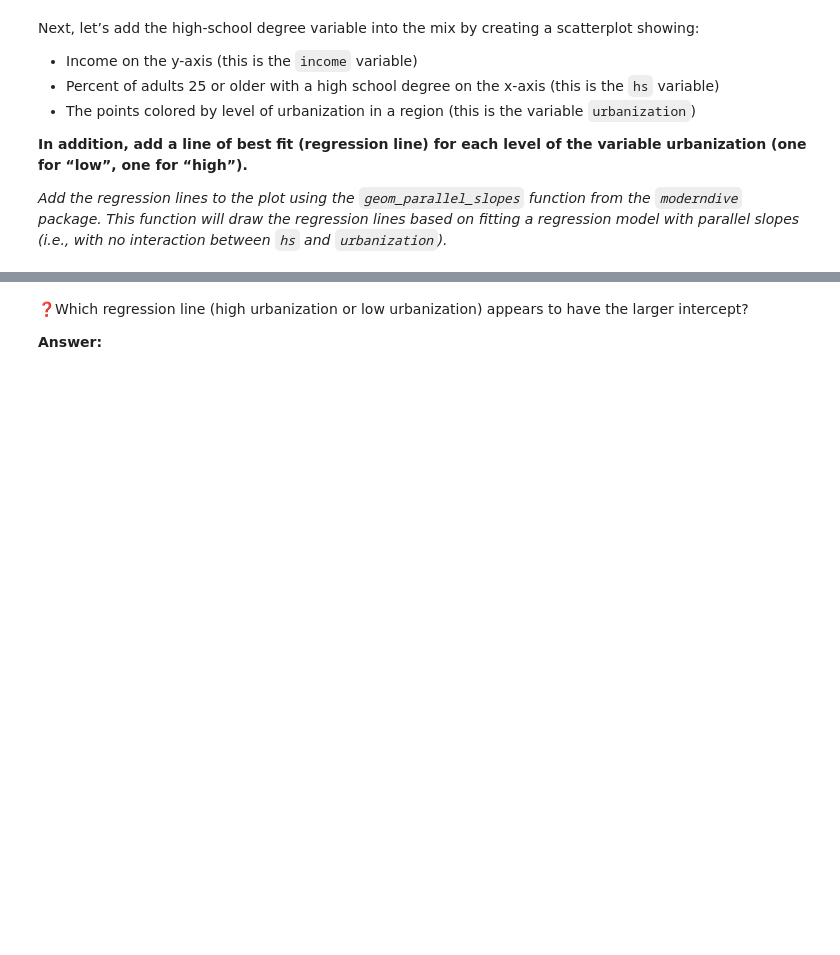
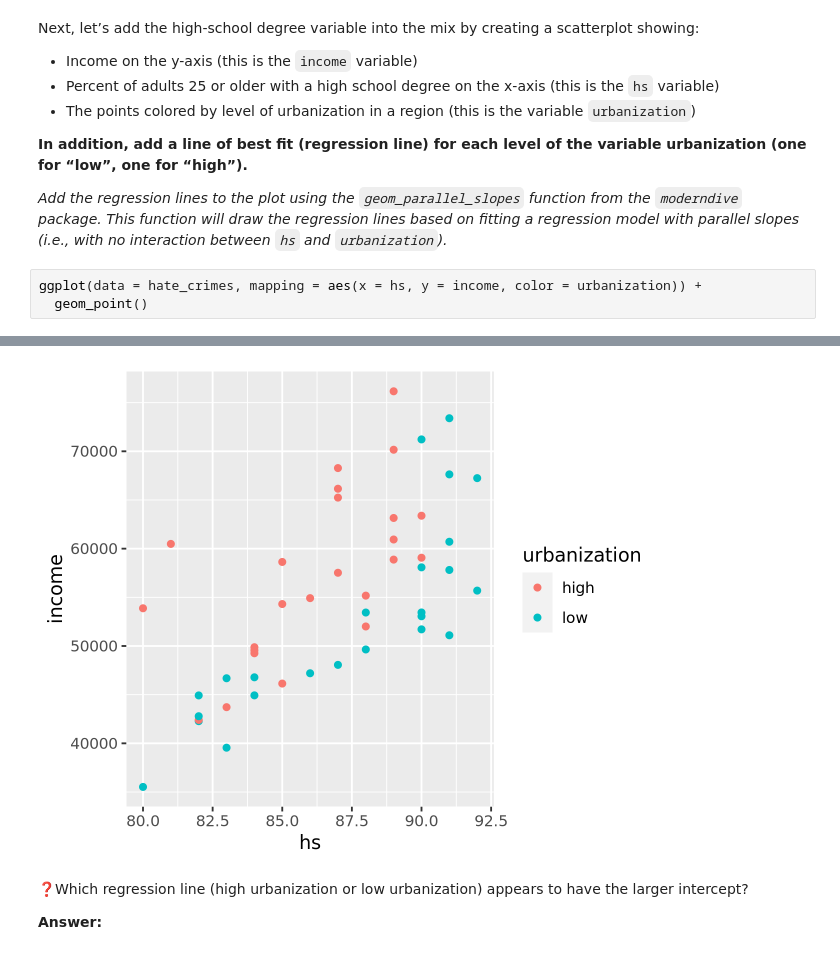
Before and after one commit to UNC-DATA-730/unit-4-assignment-dlee002, a Jupyter notebook: assignment4.ipynb, the cells around one changed output, grey strips where cells are left out. Saved outputs shown, nothing was run; the diff lists cells and outputs as text; blank space fills up the shorter version.

Commit message:
ggplot the hate_crimes data hs by income in urbanization color.

```diff
--- a/assignment4.ipynb
+++ b/assignment4.ipynb
@@ -75,3 +75,7 @@ Next, let’s add the high-school degree variable into the mix by creating a sca
 **In addition, add a line of best fit (regression line) for each level of the variable urbanization (one for “low”, one for “high”).**
 
 *Add the regression lines to the plot using the `geom_parallel_slopes` function from the `moderndive` package. This function will draw the regression lines based on fitting a regression model with parallel slopes (i.e., with no interaction between `hs` and `urbanization`).*
+# %%
+ggplot(data = hate_crimes, mapping = aes(x = hs, y = income, color = urbanization)) +
+  geom_point()
+# %% [output]
@@ -78,3 +84,4 @@ Next, let’s add the high-school degree variable into the mix by creating a sca
+[figure, added]
 # %% [markdown]
 ❓Which regression line (high urbanization or low urbanization) appears to have the larger intercept?
 
```
Also changed, not shown: parts of 1 cell of this notebook.
